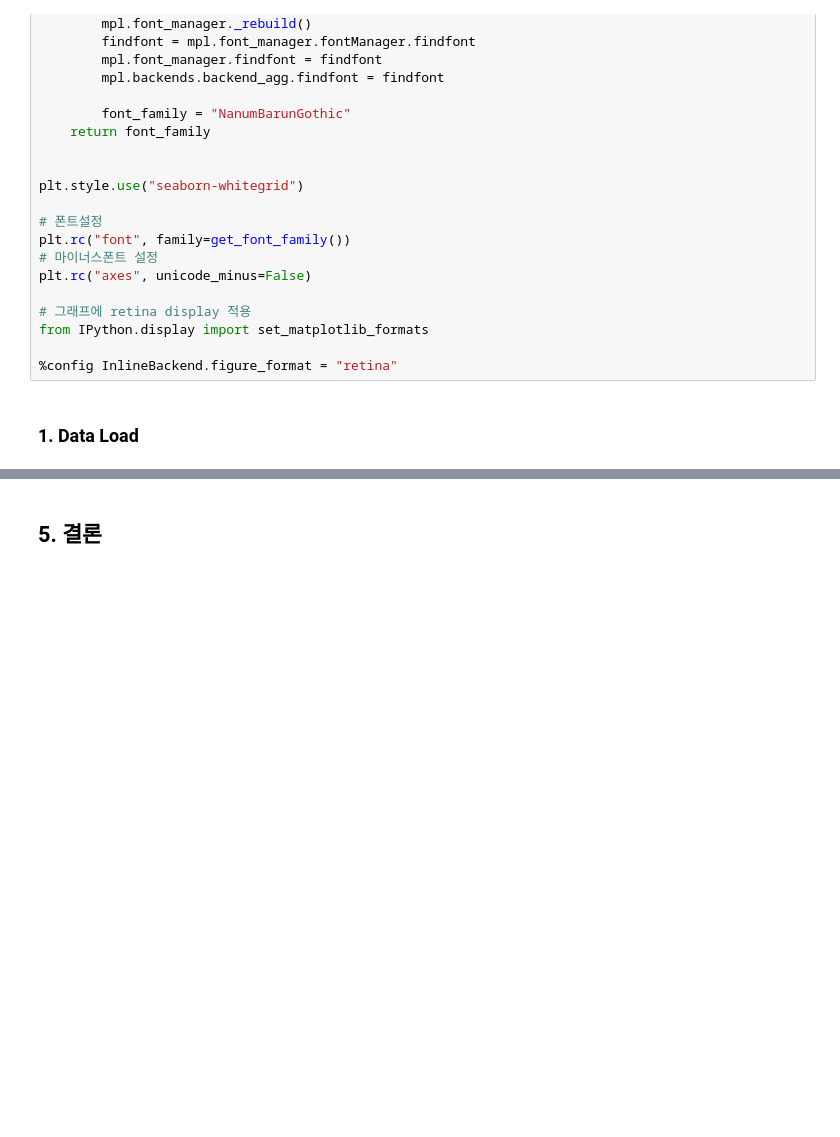
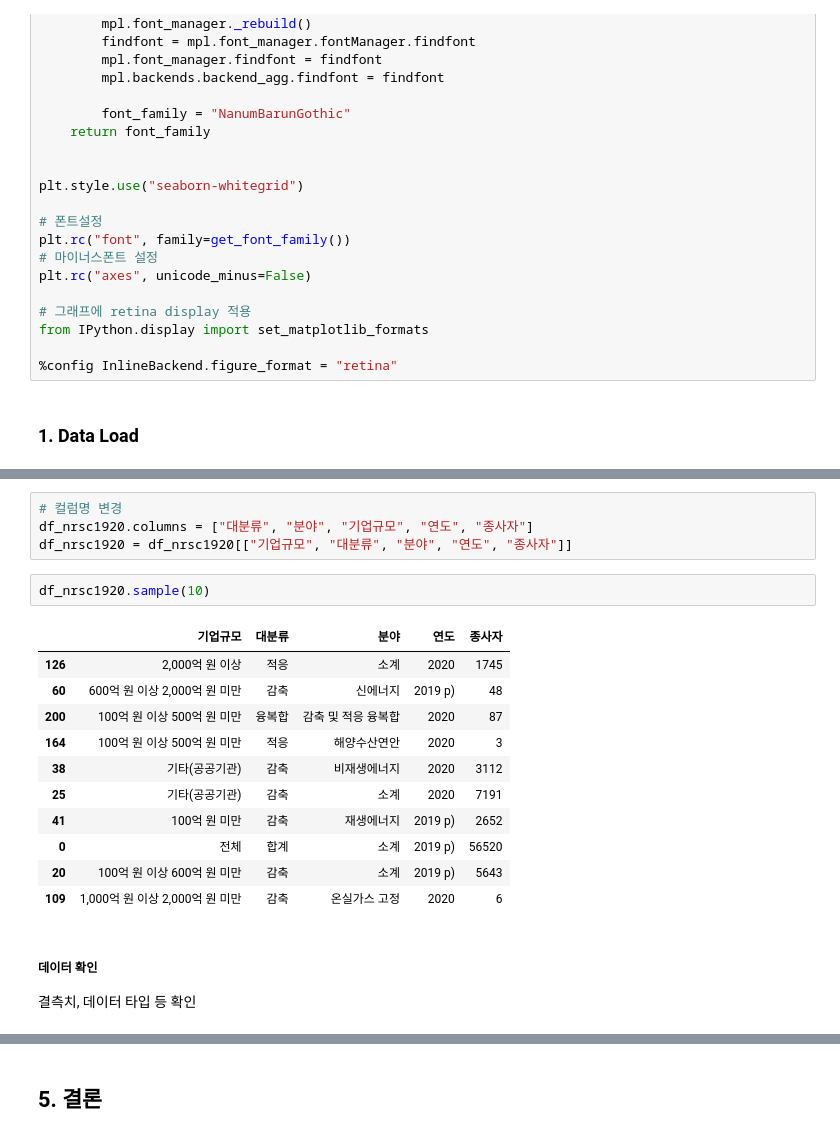
Before and after one commit to nuyhc/Mini_Project, a Jupyter notebook: 4. V_CTI_CN/v_cti_cn.ipynb, the cells around one changed output, grey strips where cells are left out. Drawn from its saved outputs; the diff is of its cells as text; blank space fills up the shorter version.

```diff
--- a/4. V_CTI_CN/v_cti_cn.ipynb
+++ b/4. V_CTI_CN/v_cti_cn.ipynb
@@ -183,0 +229,21 @@ pass
+# %%
+# 컬럼명 변경
+df_nrsc1920.columns = ["대분류", "분야", "기업규모", "연도", "종사자"]
+df_nrsc1920 = df_nrsc1920[["기업규모", "대분류", "분야", "연도", "종사자"]]
+# %%
+df_nrsc1920.sample(10)
+# %% [output]
+|  | 기업규모 | 대분류 | 분야 | 연도 | 종사자 |
+| 126 | 2,000억 원 이상 | 적응 | 소계 | 2020 | 1745 |
+| 60 | 600억 원 이상 2,000억 원 미만 | 감축 | 신에너지 | 2019 p) | 48 |
+| 200 | 100억 원 이상 500억 원 미만 | 융복합 | 감축 및 적응 융복합 | 2020 | 87 |
+| 164 | 100억 원 이상 500억 원 미만 | 적응 | 해양수산연안 | 2020 | 3 |
+| 38 | 기타(공공기관) | 감축 | 비재생에너지 | 2020 | 3112 |
+| 25 | 기타(공공기관) | 감축 | 소계 | 2020 | 7191 |
+| 41 | 100억 원 미만 | 감축 | 재생에너지 | 2019 p) | 2652 |
+| 0 | 전체 | 합계 | 소계 | 2019 p) | 56520 |
+| 20 | 100억 원 이상 600억 원 미만 | 감축 | 소계 | 2019 p) | 5643 |
+| 109 | 1,000억 원 이상 2,000억 원 미만 | 감축 | 온실가스 고정 | 2020 | 6 |
+# %% [markdown]
+##### 데이터 확인
+결측치, 데이터 타입 등 확인
```
Also changed, not shown: parts of 21 cells of this notebook.
